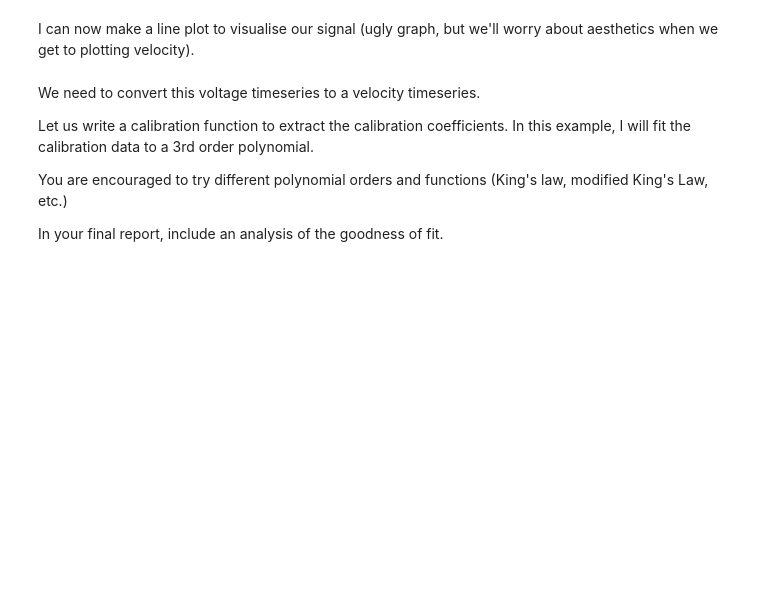
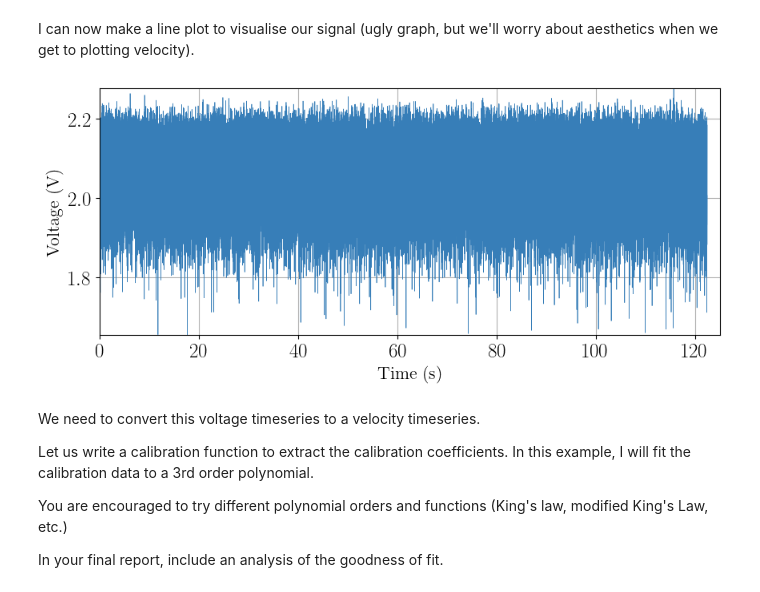
Before and after one commit to ruthvikmagal/Lecture_hot_wire_signal_analysis_spectra, a Jupyter notebook: HWA_signal_analysis.ipynb, the cells around one changed output. Drawn from its saved outputs; the diff is of its cells as text; code cells hidden in the pictures; blank space fills up the shorter version.

```diff
--- a/HWA_signal_analysis.ipynb
+++ b/HWA_signal_analysis.ipynb
@@ -28,7 +30,7 @@ I now create the time vector on the basis of the acquisition frequency and sampl
 # %%
 # Acquisition parameters
 num_samples = len(signal)
-sampling_freq = 10000
+sampling_freq = 51200
 dt = 1/sampling_freq
 
 # Time vector definition
@@ -38,17 +40,19 @@ I can now make a line plot to visualise our signal (ugly graph, but we'll worry
 # %%
 # Plot to visualise timeseries
 max_x = 5*(np.floor_divide(np.max(time),5)+1)
 fig1, ax = plt.subplots(figsize=(10, 4), dpi=dpi)
 ax.plot(time, signal, alpha = 1, label='Voltage timeseries', linewidth=0.5, color=colours[1])
 ax.set_xlim([0,max_x])
 ax.set_ylim([np.min(signal)-0.0005,np.max(signal)+0.0005])
-ax.set_xticks(np.arange(0,max_x,5))
-ax.set_yticks(np.arange(np.min(signal),np.max(signal),0.005))
+#ax.set_xticks(np.arange(0,max_x,5))
+#ax.set_yticks(np.arange(np.min(signal),np.max(signal),0.005))
 ax.set_ylabel(r'Voltage (V)', fontsize=16)
 ax.set_xlabel(r'Time (s)',fontsize=16)  # label the y axis
 plt.grid(True)
 fig1.savefig('voltage_timeseries.png', dpi=600,bbox_inches="tight")
 plt.show()
+# %% [output]
+[figure, added]
 # %% [markdown]
 We need to convert this voltage timeseries to a velocity timeseries.
 
```
Also changed, not shown: parts of 12 cells of this notebook.
